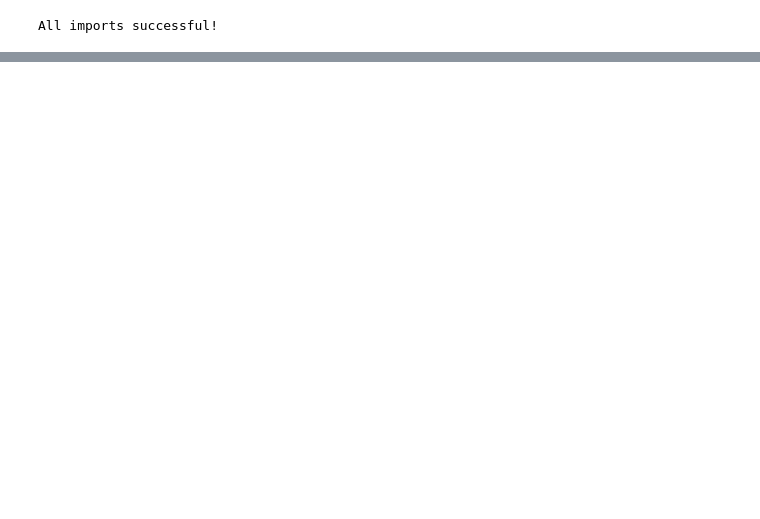
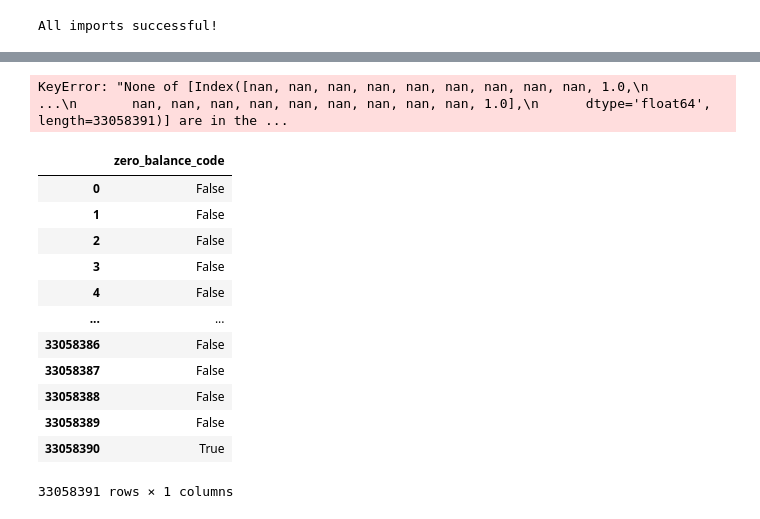
Before and after one commit to Niraj-Mhatre2003/Home_loan-Risk-Analytics, a Jupyter notebook: notebooks/01_pre_processing.ipynb, the cells around one changed output, grey strips where cells are left out. Drawn from its saved outputs; the diff is of its cells as text; code cells hidden in the pictures; blank space fills up the shorter version.

```diff
--- a/notebooks/01_pre_processing.ipynb
+++ b/notebooks/01_pre_processing.ipynb
@@ -160,0 +321,23 @@ for col in cat_df.columns:
+# %%
+master_monthly_df.loc[
+    master_monthly_df["zero_balance_code"].notna(),
+    "zero_balance_code"
+].value_counts()
+# %% [output]
+KeyError: "None of [Index([nan, nan, nan, nan, nan, nan, nan, nan, nan, 1.0,\n       ...\n       nan, nan, nan, nan, nan, nan, nan, nan, nan, 1.0],\n      dtype='float64', length=33058391)] are in the ...
+# %%
+arr2
+# %% [output]
+|  | zero_balance_code |
+| 0 | False |
+| 1 | False |
+| 2 | False |
+| 3 | False |
+| 4 | False |
+| ... | ... |
+| 33058386 | False |
+| 33058387 | False |
+| 33058388 | False |
+| 33058389 | False |
+| 33058390 | True |
+33058391 rows × 1 columns
```
Also changed, not shown: parts of 54 cells of this notebook.
